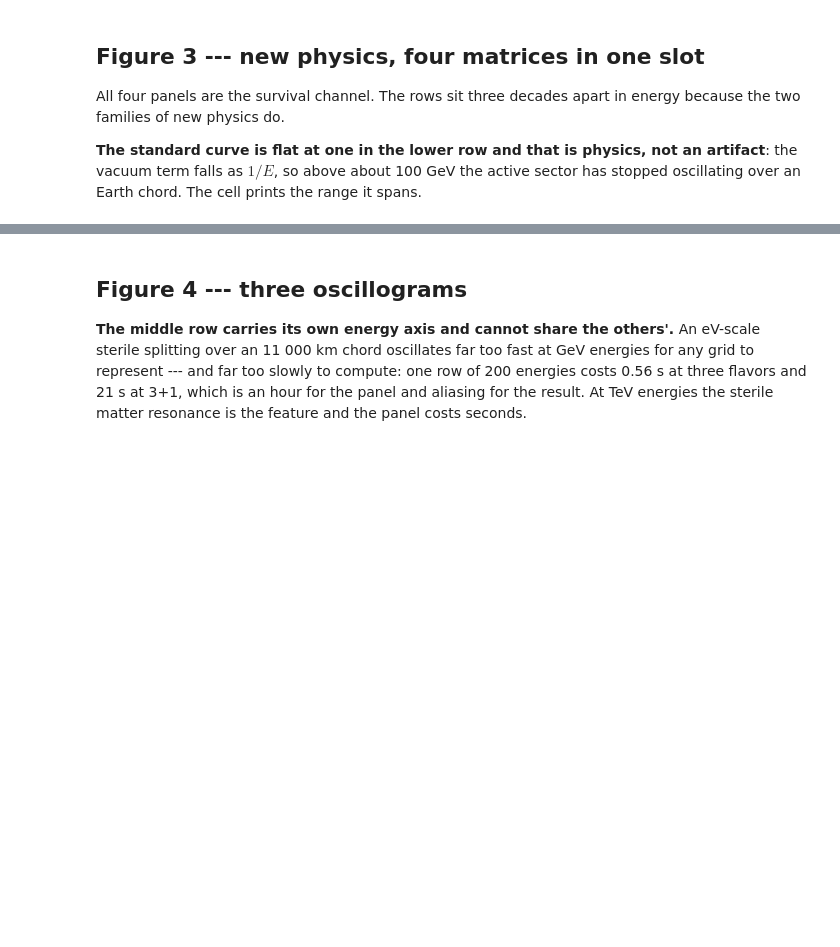
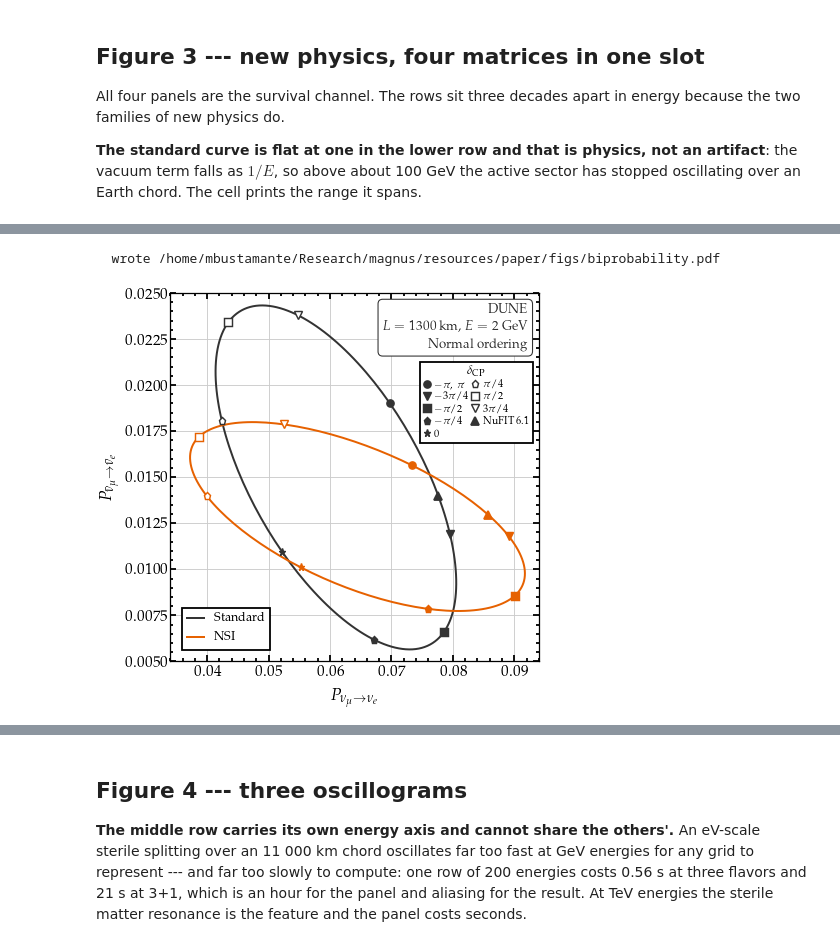
Before and after one commit to mbustama/Magnus, a Jupyter notebook: notebooks/28_magnus_paper_figures.ipynb, the cells around one changed output, grey strips where cells are left out. Drawn from its saved outputs; the diff is of its cells as text; code cells hidden in the pictures; blank space fills up the shorter version.

```diff
--- a/notebooks/28_magnus_paper_figures.ipynb
+++ b/notebooks/28_magnus_paper_figures.ipynb
@@ -1661,0 +1782,80 @@ five scenarios, survival channel, in 1.0 s
+# %%
+# ------------------------------------------------ the bi-probability plane at DUNE
+# Notebook 5's DUNE setup -- 1300 km, 2 GeV, crust density -- with the standard locus and,
+# on the same panel, the one non-standard interactions draw at the couplings of Fig. 3,
+# from notebook 8.  The wrappers carry the antineutrino sign and the conjugation of the
+# couplings themselves.
+DUNE_L_KM, DUNE_E_GEV, DUNE_RHO = 1300.0, 2.0, 3.0
+dcp_grid = np.linspace(-np.pi, np.pi, 181)
+DCP_SEL = [-np.pi, -0.75*np.pi, -0.5*np.pi, -0.25*np.pi, 0.0, 0.25*np.pi, 0.5*np.pi,
+           0.75*np.pi]
+DCP_LABEL = [r'$-\pi,\,\pi$', r'$-3\pi/4$', r'$-\pi/2$', r'$-\pi/4$', r'$0$', r'$\pi/4$',
+             r'$\pi/2$', r'$3\pi/4$']
+DCP_MARK = ['o', 'v', 's', 'p', '*', 'p', 's', 'v']
+DCP_FILL = [True, True, True, True, True, False, False, False]
+
+
+def appearance(dcp, nubar, nsi):
+    """P(nu_mu -> nu_e) at DUNE for one delta_CP; the antineutrino's with nubar=True."""
+    params = dict(OSC, dCP=dcp)
+    common = dict(density_matter_is_in_g_per_cm3=True, nubar=nubar, nu_i=gd.NUMU,
+                  nu_f=gd.NUE)
+    if nsi:
+        return float(oscprob.osc_prob_3nu_matter_nsi_constant_density(
+            DUNE_E_GEV*gd.UNIT_GEV, DUNE_L_KM*gd.UNIT_KM, DUNE_RHO, **params, **EPS,
+            **common))
+    return float(oscprob.osc_prob_3nu_matter_constant_density(
+        DUNE_E_GEV*gd.UNIT_GEV, DUNE_L_KM*gd.UNIT_KM, DUNE_RHO, **params, **common))
+
+
+loci = {}
+for name, nsi in (('std', False), ('nsi', True)):
+    loci[name] = (np.array([appearance(d, False, nsi) for d in dcp_grid]),
+                  np.array([appearance(d, True, nsi) for d in dcp_grid]),
+                  [(appearance(d, False, nsi), appearance(d, True, nsi)) for d in DCP_SEL],
+                  (appearance(OSC['dCP'], False, nsi), appearance(OSC['dCP'], True, nsi)))
+
+fig, ax = plt.subplots(figsize=(COL, 3.55))
+curve_handles = []
+for name, color, label in (('std', INK, 'Standard'), ('nsi', ORANGE, 'NSI')):
+    pnu, pnubar, sel, fit = loci[name]
+    h, = ax.plot(pnu, pnubar, color=color, lw=1.1, zorder=3, label=label)
+    curve_handles.append(h)
+    for (x, y), m, f in zip(sel, DCP_MARK, DCP_FILL):
+        ax.plot(x, y, marker=m, ms=4.0, color=color, mfc=color if f else 'white', mew=0.8,
+                ls='none', zorder=4)
+    ax.plot(fit[0], fit[1], marker='^', ms=4.5, color=color, ls='none', zorder=5)
+# The delta_CP markers, drawn once in ink for their own legend.
+marker_handles = [ax.plot([], [], marker=m, ms=4.0, color=INK, mfc=INK if f else 'white',
+                          mew=0.8, ls='none', label=lab)[0]
+                  for m, f, lab in zip(DCP_MARK, DCP_FILL, DCP_LABEL)]
+marker_handles.append(ax.plot([], [], marker='^', ms=4.5, color=INK, ls='none',
+                              label='NuFIT 6.1')[0])
+ax.set_xlabel(r'$P_{\nu_\mu \to \nu_e}$')
+ax.set_ylabel(r'$P_{\bar{\nu}_\mu \to \bar{\nu}_e}$')
+ax.set_box_aspect(1.0)
+ax.set_xlim(0.034, 0.094)
+ax.set_ylim(0.005, 0.025)
+ax.grid(True, which='major', color=GRID, lw=0.5); ax.set_axisbelow(True)
+tag = ax.text(0.97, 0.97, 'DUNE\n$L = 1300$~km, $E = 2$~GeV\nNormal ordering',
+              transform=ax.transAxes, ha='right', va='top', fontsize=7.4, color=INK,
+              zorder=6, linespacing=1.4,
+              bbox=dict(boxstyle='round,pad=0.35', fc='white', ec=INK, lw=0.6))
+# The delta_CP legend hangs below the label, flush with its right border; both are measured
+# from the drawn box, since a text's anchor is the text and not its frame.
+fig.canvas.draw()
+frame = tag.get_bbox_patch().get_window_extent(fig.canvas.get_renderer())
+right, bottom = ax.transAxes.inverted().transform((frame.x1, frame.y0))
+leg1 = ax.legend(handles=marker_handles, loc='upper right',
+                 bbox_to_anchor=(right, bottom - 0.012), ncol=2, fontsize=5.8,
+                 handlelength=0.7, handletextpad=0.35, columnspacing=0.4, labelspacing=0.18,
+                 borderpad=0.35, borderaxespad=0.0, title=r'$\delta_{\rm CP}$',
+                 title_fontsize=6.8)
+ax.add_artist(leg1)
+ax.legend(handles=curve_handles, loc='lower left', bbox_to_anchor=(0.015, 0.015),
+          fontsize=7.0, handlelength=1.3, borderpad=0.4)
+fig.tight_layout(pad=0.4)
+save(fig, 'biprobability.pdf')
+# %% [output]
+  wrote /home/mbustamante/Research/magnus/resources/paper/figs/biprobability.pdf
+[figure, added]
```
Also changed, not shown: parts of 15 cells of this notebook, 16 other files.
